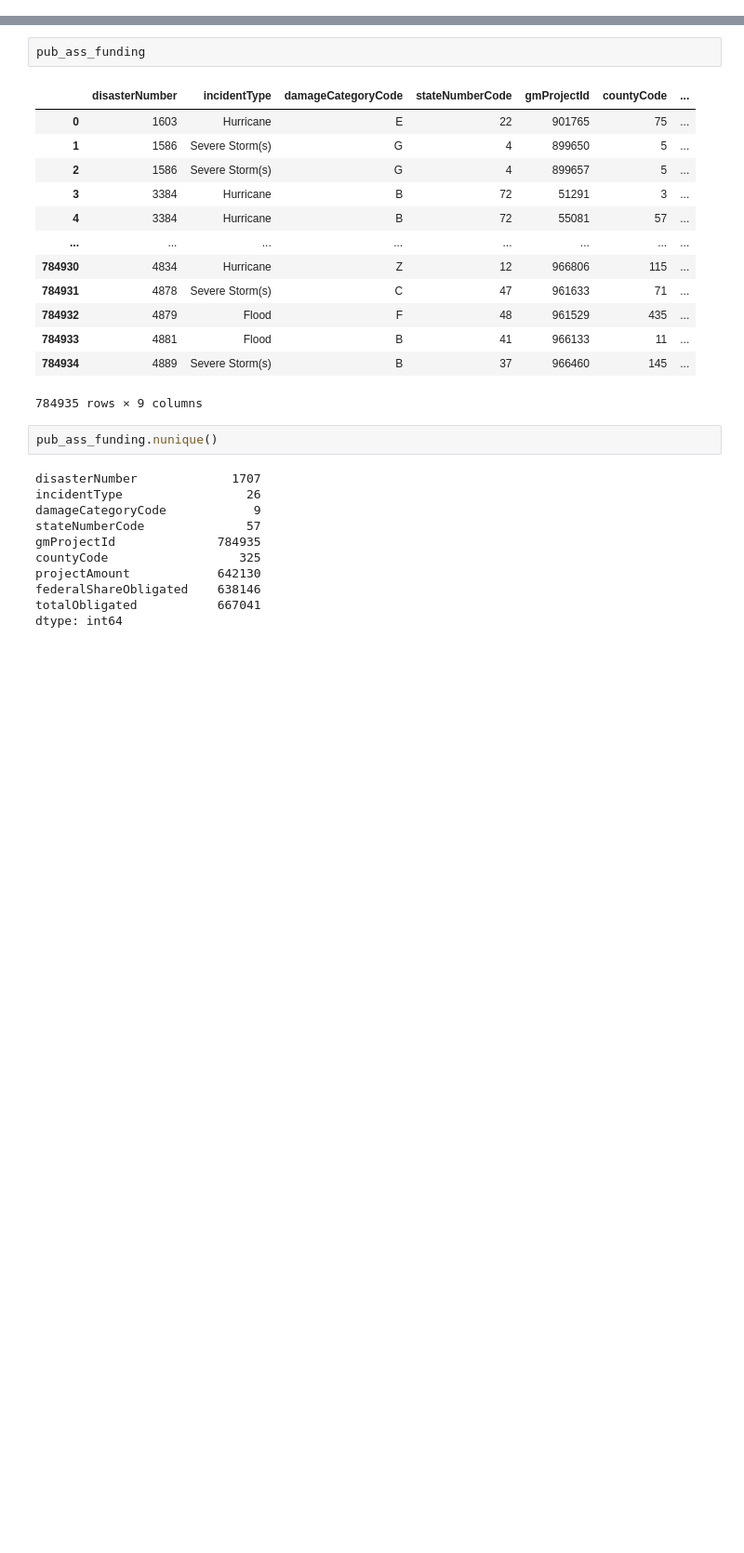
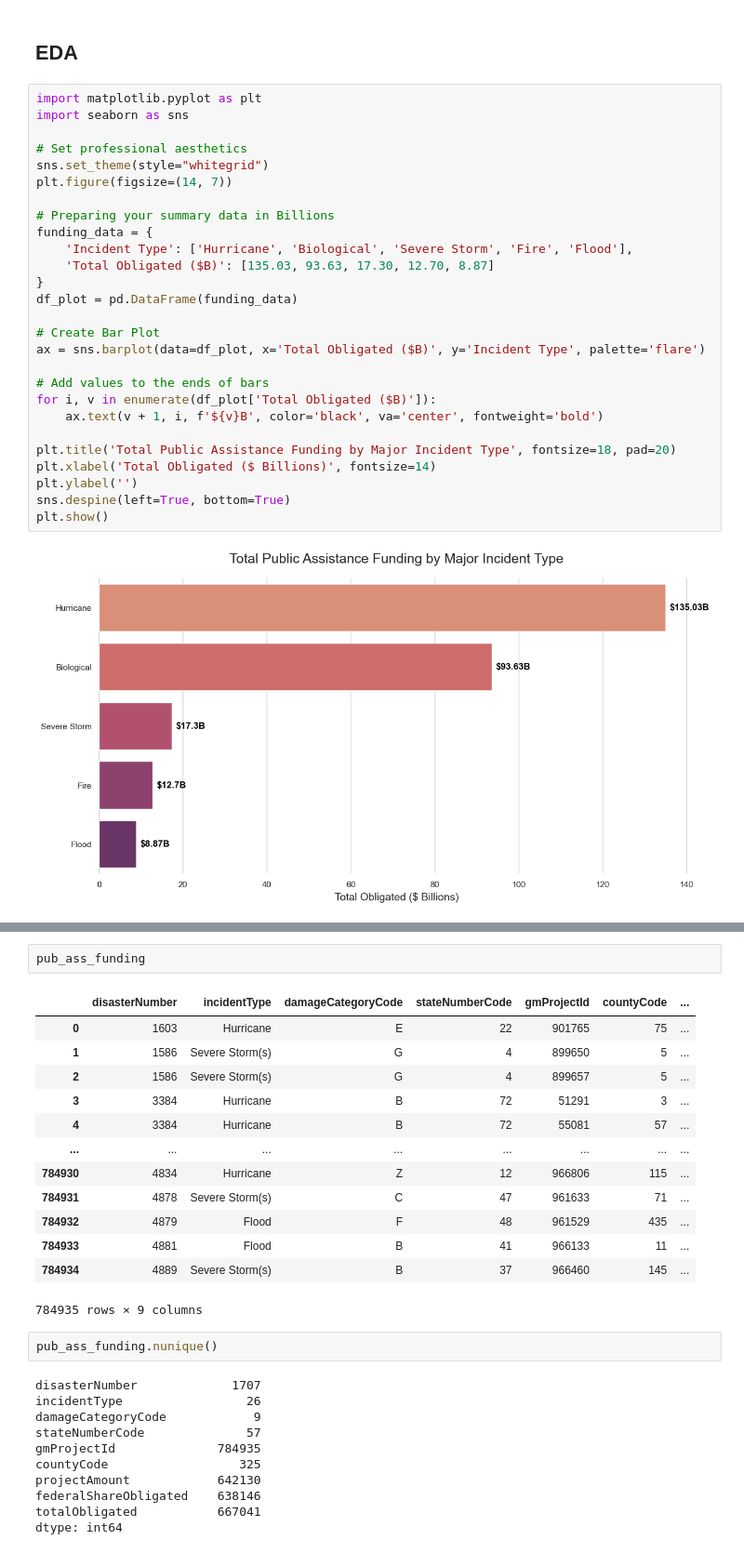
Before and after one commit to Ceejay-user/disaster-recovery-cost-prediction, a Jupyter notebook: preprocessing/e_d_a.ipynb, the cells around one changed output, grey strips where cells are left out. Shown at 93% size. Saved outputs shown, nothing was run; the diff lists cells and outputs as text; blank space fills up the shorter version.

```diff
--- a/preprocessing/e_d_a.ipynb
+++ b/preprocessing/e_d_a.ipynb
@@ -10,0 +382,31 @@ pub_ass_funding = pd.read_csv(r"../dataset/pa_funding_details.csv")
+# %% [markdown]
+## EDA
+# %%
+import matplotlib.pyplot as plt
+import seaborn as sns
+
+# Set professional aesthetics
+sns.set_theme(style="whitegrid")
+plt.figure(figsize=(14, 7))
+
+# Preparing your summary data in Billions
+funding_data = {
+    'Incident Type': ['Hurricane', 'Biological', 'Severe Storm', 'Fire', 'Flood'],
+    'Total Obligated ($B)': [135.03, 93.63, 17.30, 12.70, 8.87]
+}
+df_plot = pd.DataFrame(funding_data)
+
+# Create Bar Plot
+ax = sns.barplot(data=df_plot, x='Total Obligated ($B)', y='Incident Type', palette='flare')
+
+# Add values to the ends of bars
+for i, v in enumerate(df_plot['Total Obligated ($B)']):
+    ax.text(v + 1, i, f'${v}B', color='black', va='center', fontweight='bold')
+
+plt.title('Total Public Assistance Funding by Major Incident Type', fontsize=18, pad=20)
+plt.xlabel('Total Obligated ($ Billions)', fontsize=14)
+plt.ylabel('')
+sns.despine(left=True, bottom=True)
+plt.show()
+# %% [output]
+[figure, added]
```
Also changed, not shown: parts of 51 cells of this notebook, 3 other files.
